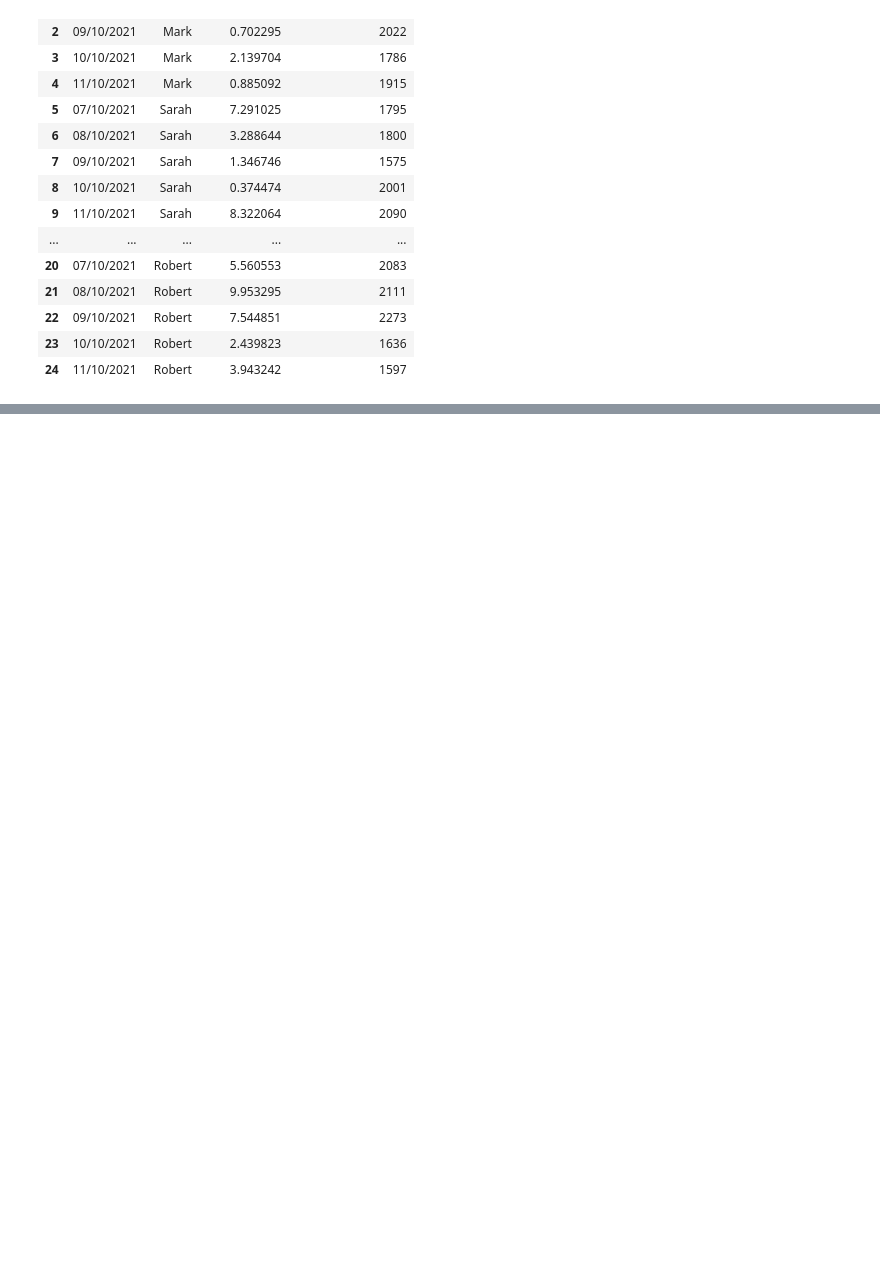
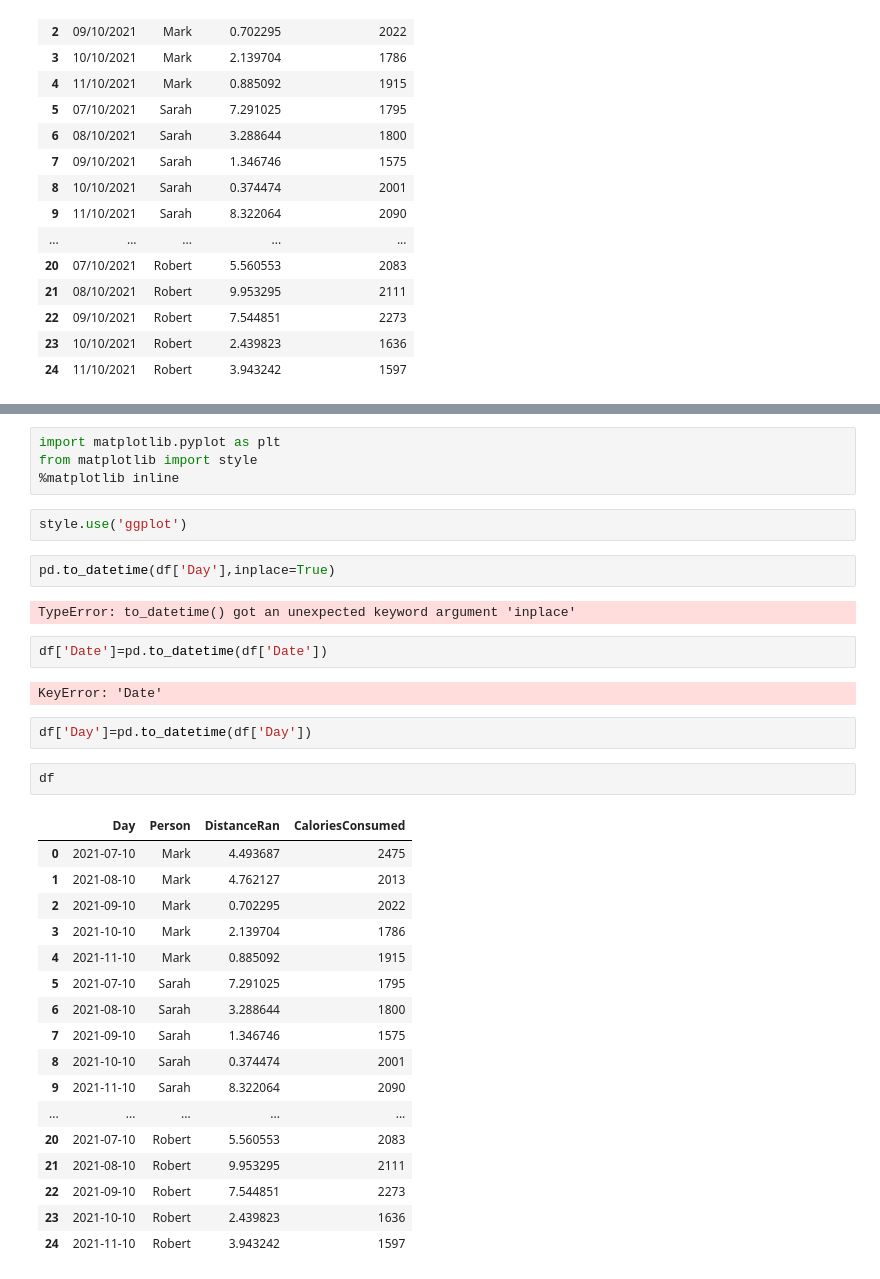
Before and after one commit to Geetansh1312/Project2, a Jupyter notebook: Untitled3.ipynb, the cells around one changed output, grey strips where cells are left out. Drawn from its saved outputs; the diff is of its cells as text; blank space fills up the shorter version.

```diff
--- a/Untitled3.ipynb
+++ b/Untitled3.ipynb
@@ -31,0 +40,36 @@ df
+# %%
+import matplotlib.pyplot as plt
+from matplotlib import style
+%matplotlib inline
+# %%
+style.use('ggplot')
+# %%
+pd.to_datetime(df['Day'],inplace=True)
+# %% [output]
+TypeError: to_datetime() got an unexpected keyword argument 'inplace'
+# %%
+df['Date']=pd.to_datetime(df['Date'])
+# %% [output]
+KeyError: 'Date'
+# %%
+df['Day']=pd.to_datetime(df['Day'])
+# %%
+df
+# %% [output]
+|  | Day | Person | DistanceRan | CaloriesConsumed |
+| 0 | 2021-07-10 | Mark | 4.493687 | 2475 |
+| 1 | 2021-08-10 | Mark | 4.762127 | 2013 |
+| 2 | 2021-09-10 | Mark | 0.702295 | 2022 |
+| 3 | 2021-10-10 | Mark | 2.139704 | 1786 |
+| 4 | 2021-11-10 | Mark | 0.885092 | 1915 |
+| 5 | 2021-07-10 | Sarah | 7.291025 | 1795 |
+| 6 | 2021-08-10 | Sarah | 3.288644 | 1800 |
+| 7 | 2021-09-10 | Sarah | 1.346746 | 1575 |
+| 8 | 2021-10-10 | Sarah | 0.374474 | 2001 |
+| 9 | 2021-11-10 | Sarah | 8.322064 | 2090 |
+| ... | ... | ... | ... | ... |
+| 20 | 2021-07-10 | Robert | 5.560553 | 2083 |
+| 21 | 2021-08-10 | Robert | 9.953295 | 2111 |
+| 22 | 2021-09-10 | Robert | 7.544851 | 2273 |
+| 23 | 2021-10-10 | Robert | 2.439823 | 1636 |
+| 24 | 2021-11-10 | Robert | 3.943242 | 1597 |
```
Also changed, not shown: parts of 20 cells of this notebook, 2 other files.
